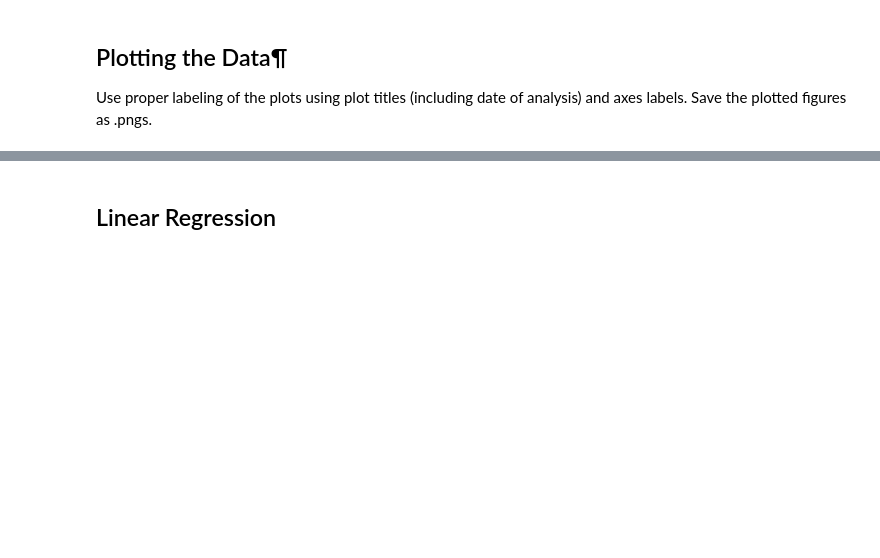
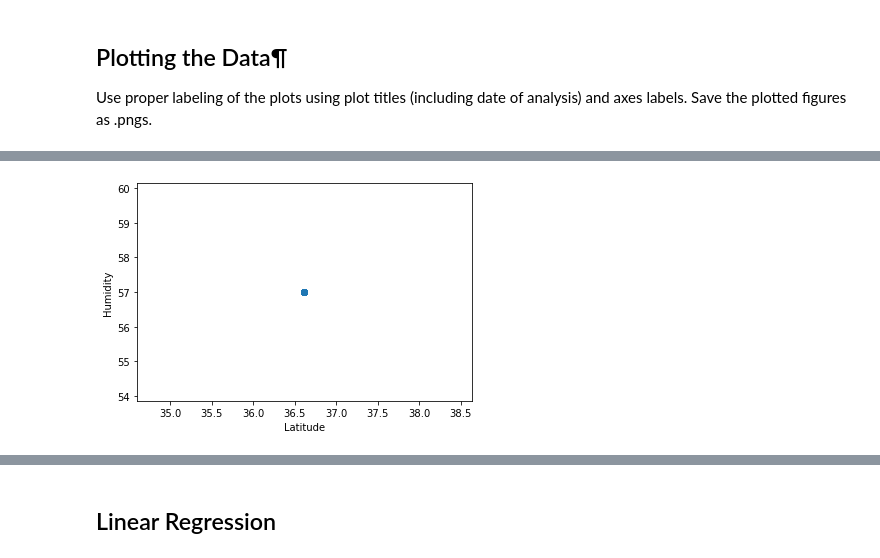
Before and after one commit to jhurley684/06-Python-APIs, a Jupyter notebook: starter_code/WeatherPy_Assignment.ipynb, the cells around one changed output, grey strips where cells are left out. Saved outputs shown, nothing was run; the diff lists cells and outputs as text; code cells hidden in the pictures; blank space fills up the shorter version.

```diff
--- a/starter_code/WeatherPy_Assignment.ipynb
+++ b/starter_code/WeatherPy_Assignment.ipynb
@@ -171,0 +182,9 @@ Save the plotted figures as .pngs.
+# %%
+# Lat vs Humidity
+plt.scatter(weather_data['Lat'],weather_data['Humidity'])
+plt.xlabel('Latitude')
+plt.ylabel('Humidity')
+plt.savefig('lat_vs_humidity.png')
+plt.show()
+# %% [output]
+[figure, added]
```
Also changed, not shown: parts of 15 cells of this notebook, 4 other files.
